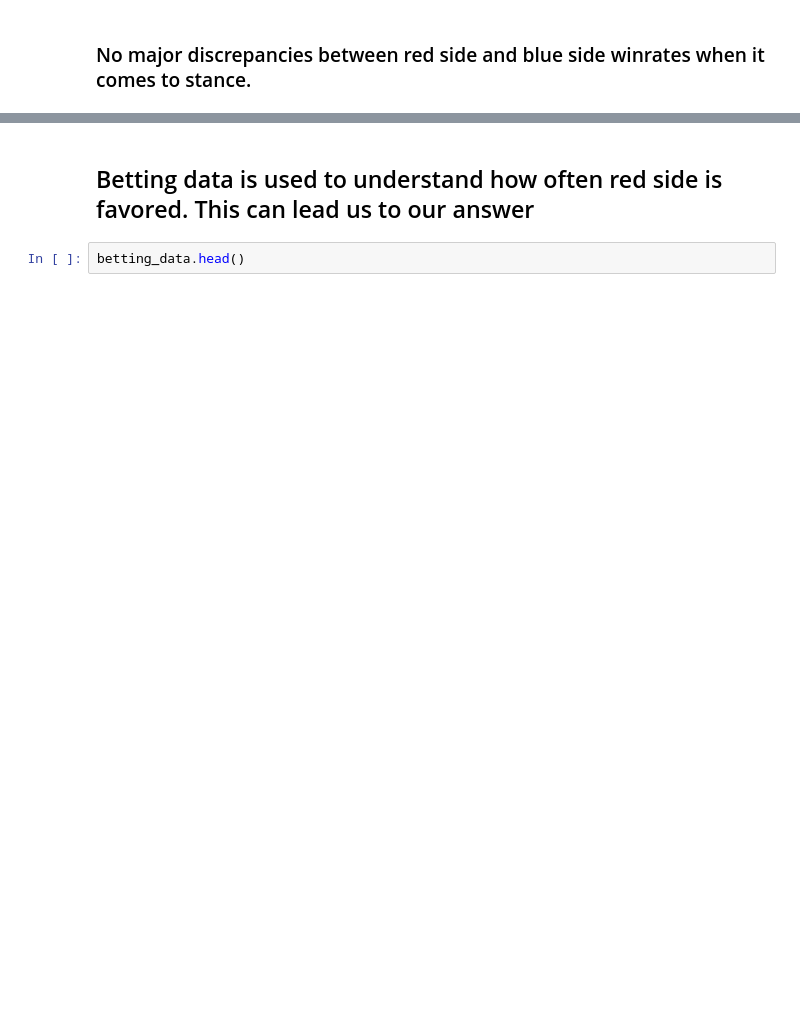
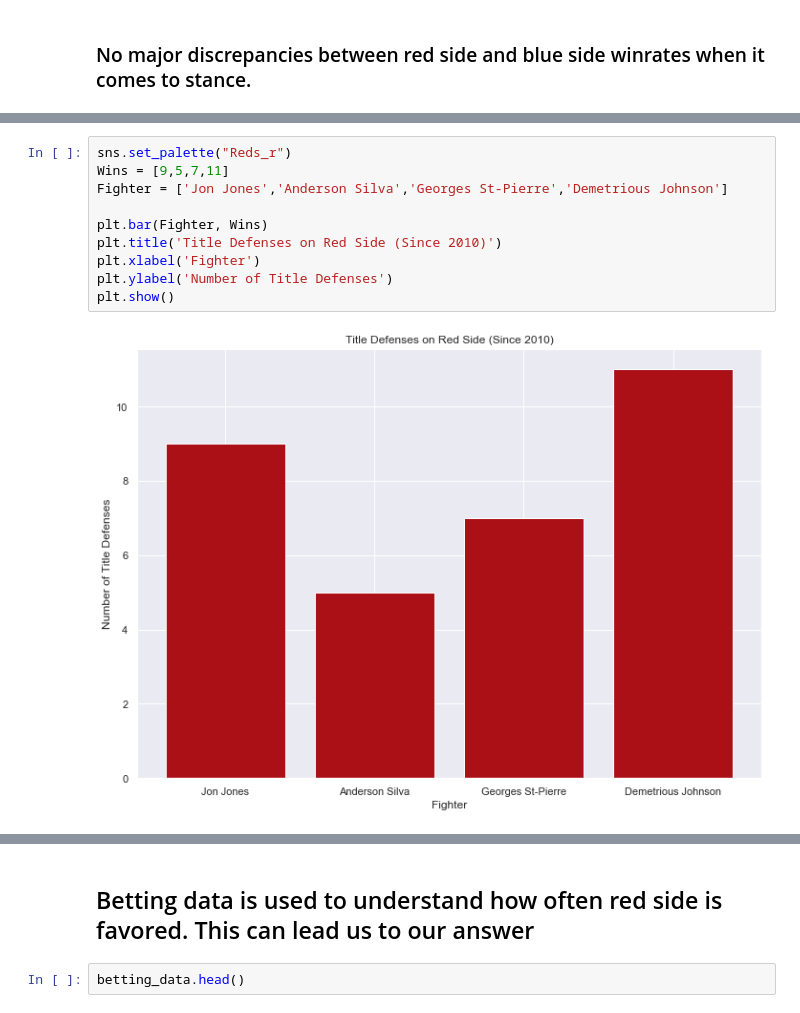
Before and after one commit to NittiJ/UFC-Data-Analysis-Red-Side-vs.-Blue-Side, a Jupyter notebook: UFC Red Side vs. Blue Side Analysis.ipynb, the cells around one changed output, grey strips where cells are left out. Saved outputs shown, nothing was run; the diff lists cells and outputs as text; blank space fills up the shorter version.

```diff
--- a/UFC Red Side vs. Blue Side Analysis.ipynb
+++ b/UFC Red Side vs. Blue Side Analysis.ipynb
@@ -210,0 +303,12 @@ fig.show()
+# %%
+sns.set_palette("Reds_r")
+Wins = [9,5,7,11]
+Fighter = ['Jon Jones','Anderson Silva','Georges St-Pierre','Demetrious Johnson']
+
+plt.bar(Fighter, Wins)
+plt.title('Title Defenses on Red Side (Since 2010)')
+plt.xlabel('Fighter')
+plt.ylabel('Number of Title Defenses')
+plt.show()
+# %% [output]
+[figure, added]
```
Also changed, not shown: parts of 43 cells of this notebook, 2 other files.
